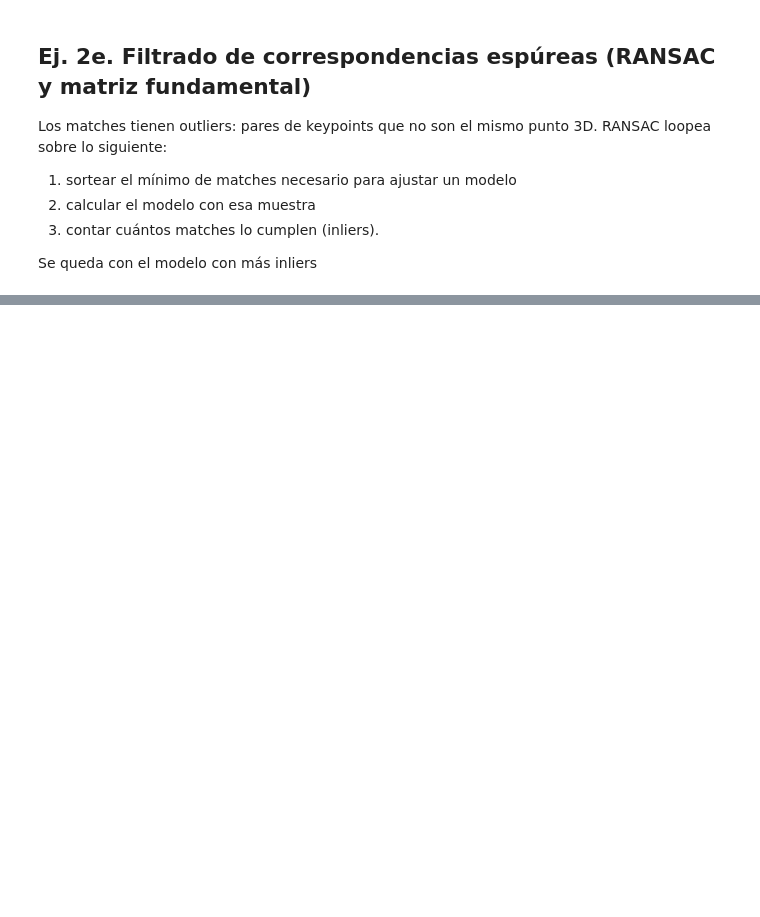
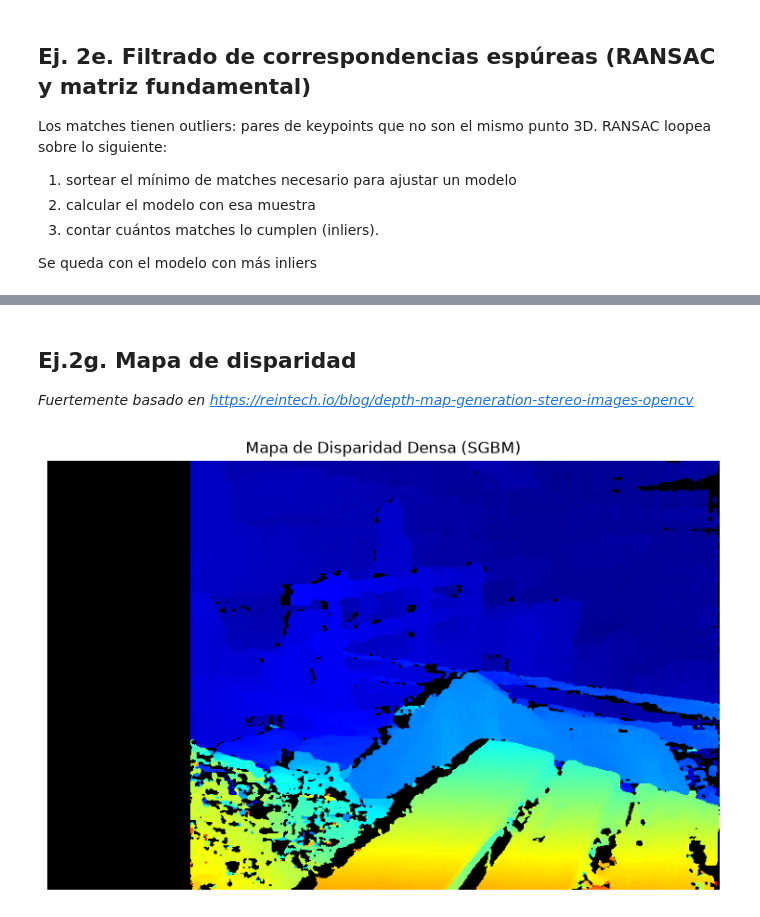
Before and after one commit to Erislash/tp3-vision, a Jupyter notebook: tp3.ipynb, the cells around one changed output, grey strips where cells are left out. Saved outputs shown, nothing was run; the diff lists cells and outputs as text; code cells hidden in the pictures; blank space fills up the shorter version.

```diff
--- a/tp3.ipynb
+++ b/tp3.ipynb
@@ -423,0 +445,49 @@ save(vis_ep, "2e_epilines.png")
+# %% [markdown]
+## Ej.2g. Mapa de disparidad
+
+_Fuertemente basado en https://reintech.io/blog/depth-map-generation-stereo-images-opencv_
+# %%
+window_size = 5
+min_disp = 0
+num_disp = 16 * 10
+
+stereo = cv2.StereoSGBM_create(
+    minDisparity=min_disp,
+    numDisparities=num_disp,
+    blockSize=window_size,
+    P1=8 * 1 * window_size ** 2,
+    P2=32 * 1 * window_size ** 2,
+    disp12MaxDiff=1,
+    uniquenessRatio=10,
+    speckleWindowSize=100,
+    speckleRange=32,
+    preFilterCap=63,
+    mode=cv2.STEREO_SGBM_MODE_SGBM_3WAY
+)
+
+# El algoritmo calcula la disparidad tomando como referencia la imagen izquierda
+disp_16b = stereo.compute(left_rect, right_rect)
+
+# OpenCV devuelve el mapa multiplicado por 16. Dividimos para obtener píxeles reales
+disparity = disp_16b.astype(np.float32) / 16.0
+
+
+# Creamos una máscara para aislar los píxeles válidos (OpenCV marca errores con valores <= 0)
+mask_valid = disparity > 0
+
+vis_disp = np.zeros_like(disparity, dtype=np.uint8)
+
+# Normalizamos
+if disparity[mask_valid].size > 0:
+    d_min = disparity[mask_valid].min()
+    d_max = disparity[mask_valid].max()
+    vis_disp[mask_valid] = ((disparity[mask_valid] - d_min) / (d_max - d_min) * 255).astype(np.uint8)
+
+vis_color = cv2.applyColorMap(vis_disp, cv2.COLORMAP_JET)
+
+vis_color[~mask_valid] = [0, 0, 0]
+
+show(vis_color, "Mapa de Disparidad Densa (SGBM)", (10, 6))
+save(vis_color, "2g_disparity.png")
+# %% [output]
+[figure, added]
```
Also changed, not shown: parts of 9 cells of this notebook, 1 other file.
